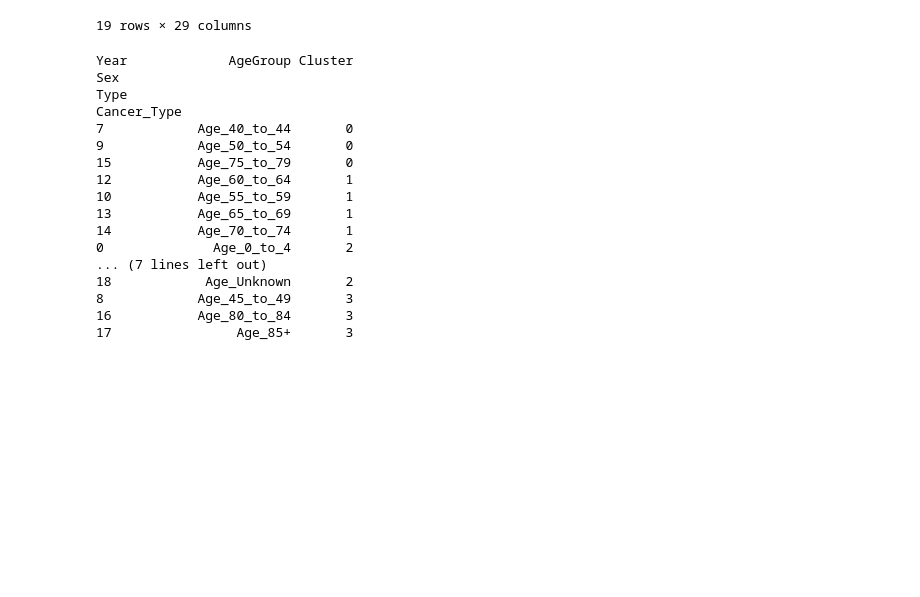
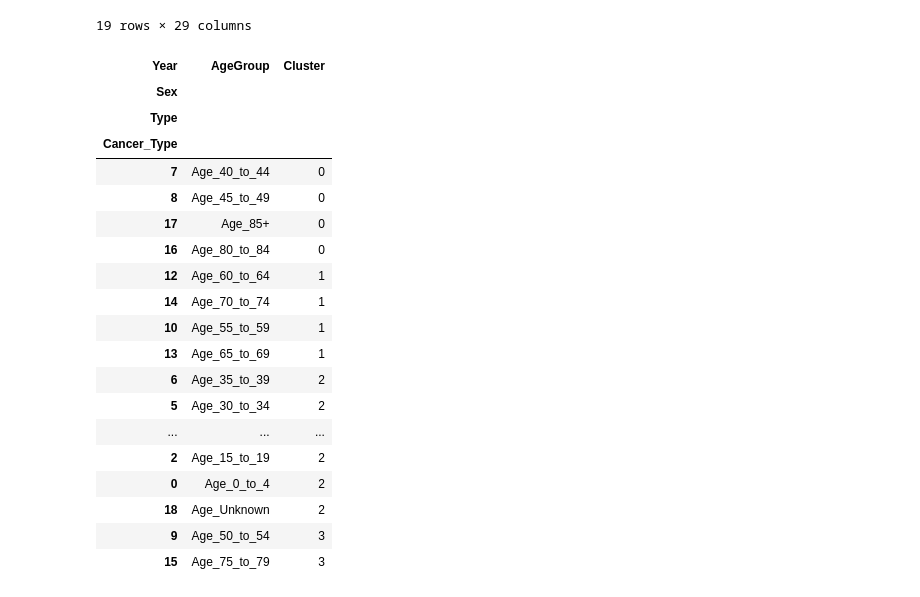
Before and after one commit to ChristianChimi/Australian-HealthCare-Cancer, a Jupyter notebook: Australian_Cancer_Health.ipynb, the cells around one changed output. Drawn from its saved outputs; the diff is of its cells as text; code cells hidden in the pictures; blank space fills up the shorter version.

```diff
--- a/Australian_Cancer_Health.ipynb
+++ b/Australian_Cancer_Health.ipynb
@@ -189,25 +192,30 @@ Standardized_age_uterine
 | Age_Unknown | -0.452751 | -0.454179 | -0.451424 | -0.449139 | -0.453386 | -0.452322 | ... |
 19 rows × 29 columns
 # %%
+#Use KMeans to cluster ages using artifical Intelligence. The machine learning process identify ages with similar behavior.
+#This is very useful in public health.
 kmeans = KMeans(n_clusters=4, random_state=42)
 Standardized_age_uterine['Cluster'] = kmeans.fit_predict(Standardized_age_uterine)
 df_clusters = Standardized_age_uterine.reset_index()[['AgeGroup', 'Cluster']].sort_values('Cluster')
-print(df_clusters)
+df_clusters
 # %% [output]
-Year             AgeGroup Cluster
-Sex
-Type
-Cancer_Type
-7            Age_40_to_44       0
-9            Age_50_to_54       0
-15           Age_75_to_79       0
-12           Age_60_to_64       1
-10           Age_55_to_59       1
-13           Age_65_to_69       1
-14           Age_70_to_74       1
-0              Age_0_to_4       2
-... (7 lines left out)
-18            Age_Unknown       2
-8            Age_45_to_49       3
-16           Age_80_to_84       3
-17                Age_85+       3
+| Year | AgeGroup | Cluster |
+| Sex |  |  |
+| Type |  |  |
+| Cancer_Type |  |  |
+| 7 | Age_40_to_44 | 0 |
+| 8 | Age_45_to_49 | 0 |
+| 17 | Age_85+ | 0 |
+| 16 | Age_80_to_84 | 0 |
+| 12 | Age_60_to_64 | 1 |
+| 14 | Age_70_to_74 | 1 |
+| 10 | Age_55_to_59 | 1 |
+| 13 | Age_65_to_69 | 1 |
+| 6 | Age_35_to_39 | 2 |
+| 5 | Age_30_to_34 | 2 |
+| ... | ... | ... |
+| 2 | Age_15_to_19 | 2 |
+| 0 | Age_0_to_4 | 2 |
+| 18 | Age_Unknown | 2 |
+| 9 | Age_50_to_54 | 3 |
+| 15 | Age_75_to_79 | 3 |
```
Also changed, not shown: parts of 2 cells of this notebook.
